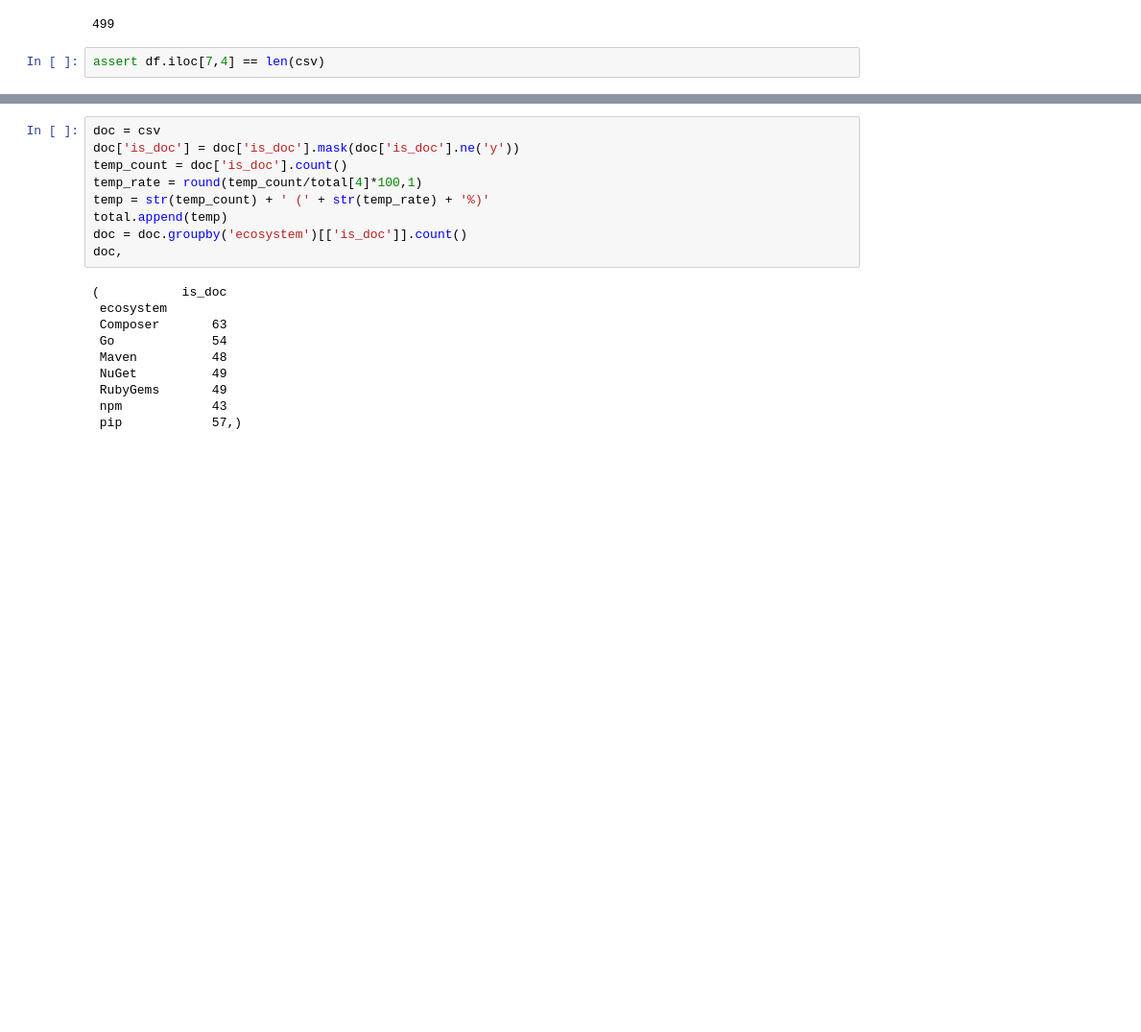
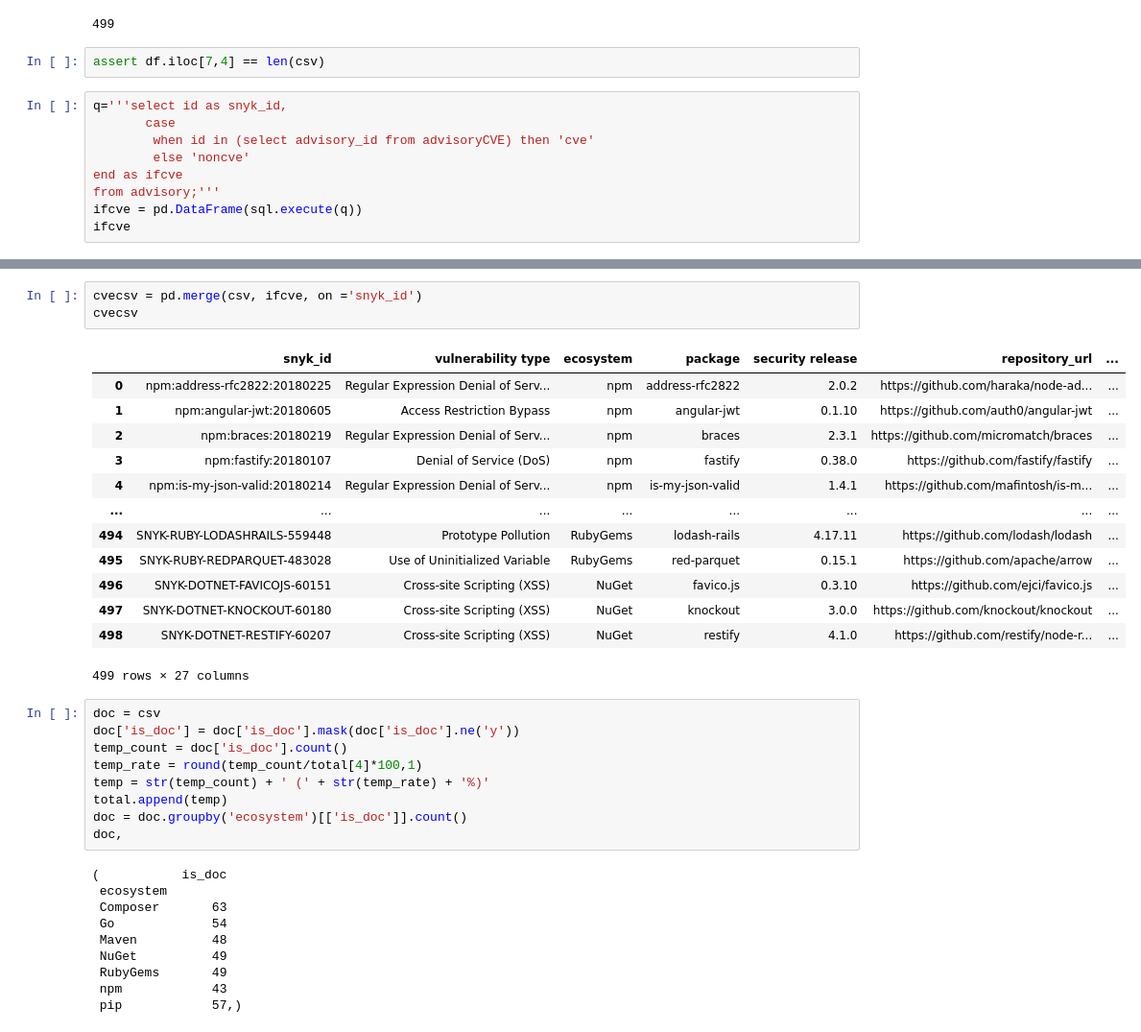
Before and after one commit to nasifimtiazohi/advisory-lifecycle, a Jupyter notebook: data_explore/rq3.ipynb, the cells around one changed output, grey strips where cells are left out. Shown at 96% size. Saved outputs shown, nothing was run; the diff lists cells and outputs as text; blank space fills up the shorter version.

```diff
--- a/data_explore/rq3.ipynb
+++ b/data_explore/rq3.ipynb
@@ -145,3 +146,12 @@ len(csv)
 499
 # %%
 assert df.iloc[7,4] == len(csv)
+# %%
+q='''select id as snyk_id,
+       case
+        when id in (select advisory_id from advisoryCVE) then 'cve'
+        else 'noncve'
+end as ifcve
+from advisory;'''
+ifcve = pd.DataFrame(sql.execute(q))
+ifcve
@@ -148,3 +172,20 @@ assert df.iloc[7,4] == len(csv)
+# %%
+cvecsv = pd.merge(csv, ifcve, on ='snyk_id')
+cvecsv
+# %% [output]
+|  | snyk_id | vulnerability type | ecosystem | package | security release | repository_url | ... |
+| 0 | npm:address-rfc2822:20180225 | Regular Expression Denial of Serv... | npm | address-rfc2822 | 2.0.2 | https://github.com/haraka/node-ad... | ... |
+| 1 | npm:angular-jwt:20180605 | Access Restriction Bypass | npm | angular-jwt | 0.1.10 | https://github.com/auth0/angular-jwt | ... |
+| 2 | npm:braces:20180219 | Regular Expression Denial of Serv... | npm | braces | 2.3.1 | https://github.com/micromatch/braces | ... |
+| 3 | npm:fastify:20180107 | Denial of Service (DoS) | npm | fastify | 0.38.0 | https://github.com/fastify/fastify | ... |
+| 4 | npm:is-my-json-valid:20180214 | Regular Expression Denial of Serv... | npm | is-my-json-valid | 1.4.1 | https://github.com/mafintosh/is-m... | ... |
+| ... | ... | ... | ... | ... | ... | ... | ... |
+| 494 | SNYK-RUBY-LODASHRAILS-559448 | Prototype Pollution | RubyGems | lodash-rails | 4.17.11 | https://github.com/lodash/lodash | ... |
+| 495 | SNYK-RUBY-REDPARQUET-483028 | Use of Uninitialized Variable | RubyGems | red-parquet | 0.15.1 | https://github.com/apache/arrow | ... |
+| 496 | SNYK-DOTNET-FAVICOJS-60151 | Cross-site Scripting (XSS) | NuGet | favico.js | 0.3.10 | https://github.com/ejci/favico.js | ... |
+| 497 | SNYK-DOTNET-KNOCKOUT-60180 | Cross-site Scripting (XSS) | NuGet | knockout | 3.0.0 | https://github.com/knockout/knockout | ... |
+| 498 | SNYK-DOTNET-RESTIFY-60207 | Cross-site Scripting (XSS) | NuGet | restify | 4.1.0 | https://github.com/restify/node-r... | ... |
+499 rows × 27 columns
 # %%
 doc = csv
 doc['is_doc'] = doc['is_doc'].mask(doc['is_doc'].ne('y'))
```
Also changed, not shown: parts of 21 cells of this notebook, 2 other files.
